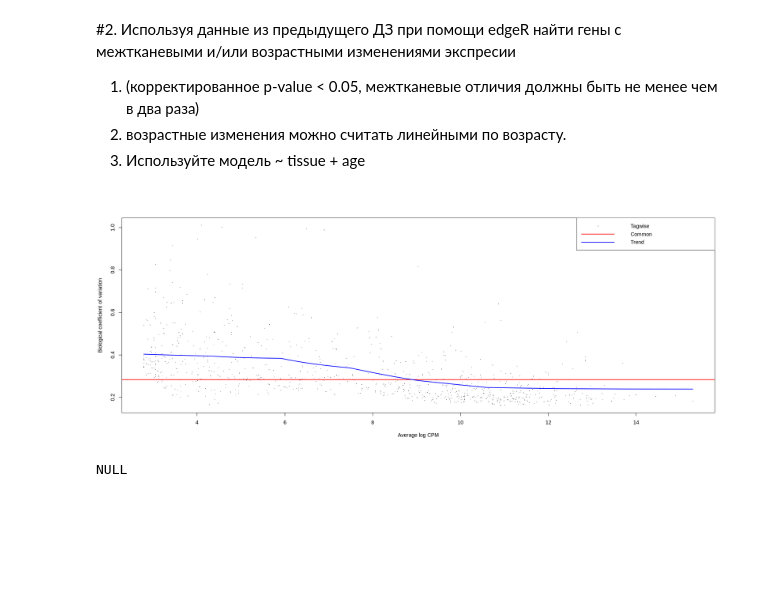
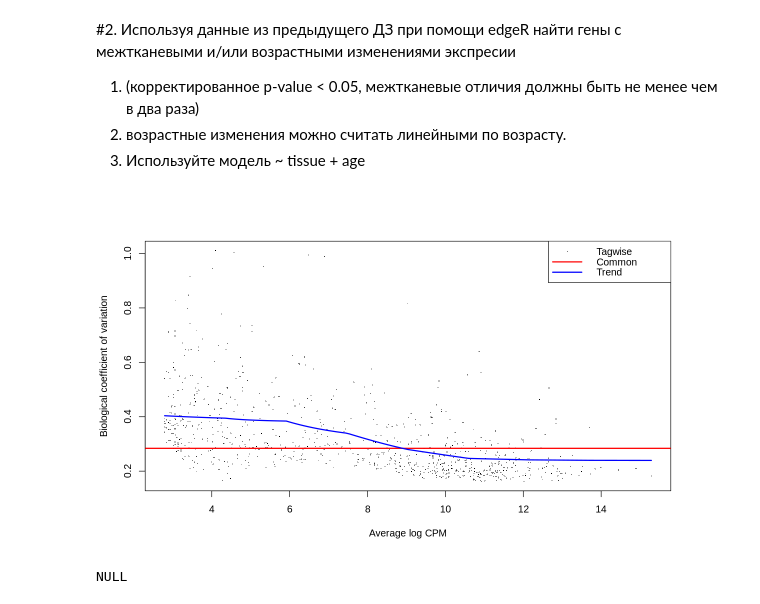
Before and after one commit to eentartetekunst/NGS_bioinformatics, a Jupyter notebook: HW3_edgeR_R.ipynb, the cells around one changed output. Drawn from its saved outputs; the diff is of its cells as text; code cells hidden in the pictures; blank space fills up the shorter version.

```diff
--- a/HW3_edgeR_R.ipynb
+++ b/HW3_edgeR_R.ipynb
@@ -160,7 +160,7 @@ A data.frame: 10 × 2
 d = GenewiseCounts[,-1] # we do not need gene length
 d = as.matrix(d)
 m = data.frame(tissue=substr(colnames(d),1,1),age=as.numeric(sub('_','.',substr(colnames(d),2,10))))
-m$col=ifelse(m$tissue=='B','purple','blue')
+m$col=ifelse(m$tissue=='B','purple','pink')
 rownames(m) = colnames(d)
 m
 # %% [output]
@@ -223,11 +235,12 @@ edger$samples
 2. возрастные изменения можно считать линейными по возрасту.
 3. Используйте модель ~ tissue + age
 # %%
+options(repr.plot.width=10, repr.plot.height=6)
 design = model.matrix(~ tissue + age, data = m)
 edger = estimateDisp(edger,design)  # estimate dispersion
 plotBCV(edger)
 # %% [output]
-[figure, old version]
+[figure, new version]
 # %%
 y$common.dispersion
 # %% [output]
```
Also changed, not shown: parts of 11 cells of this notebook.
